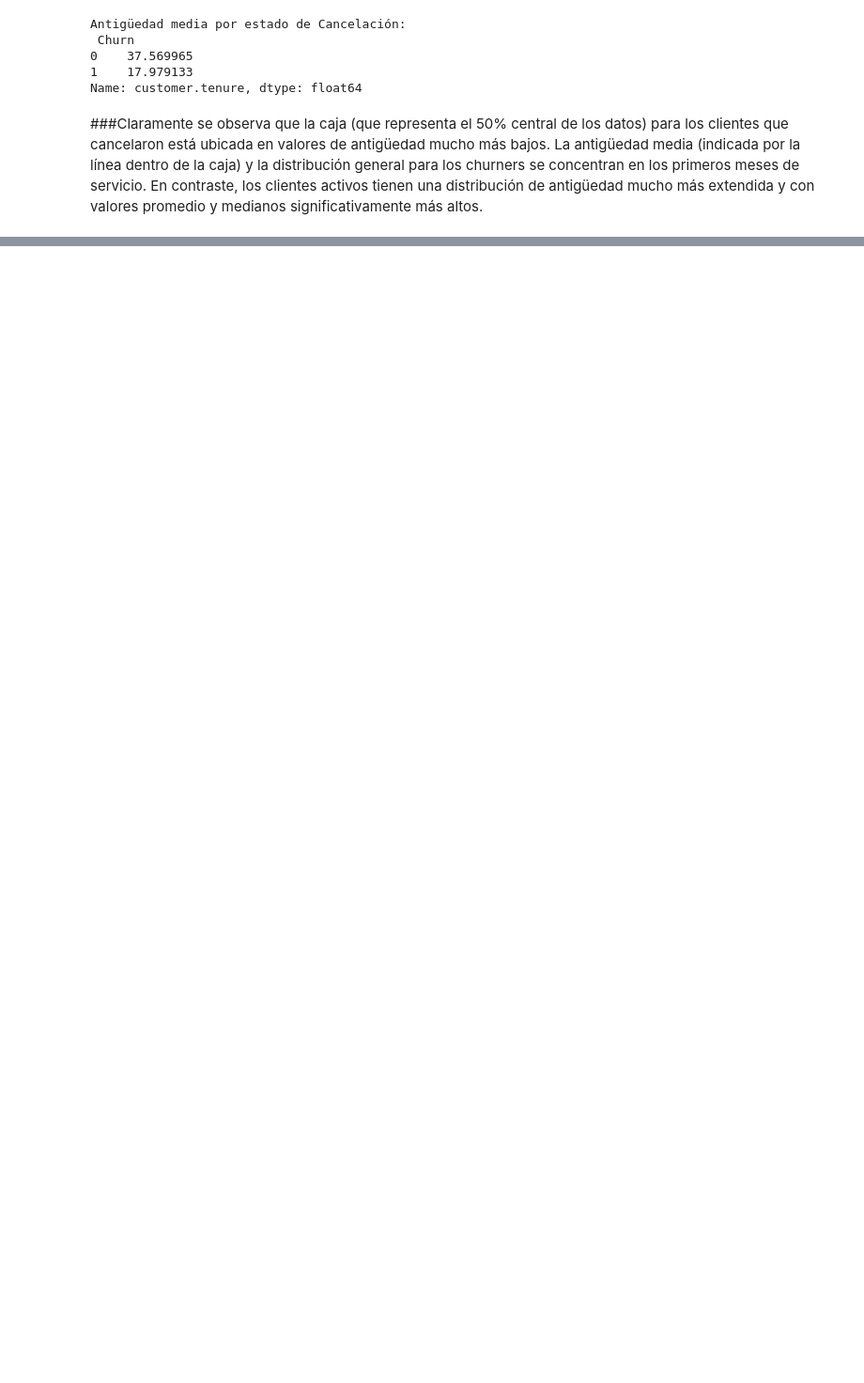
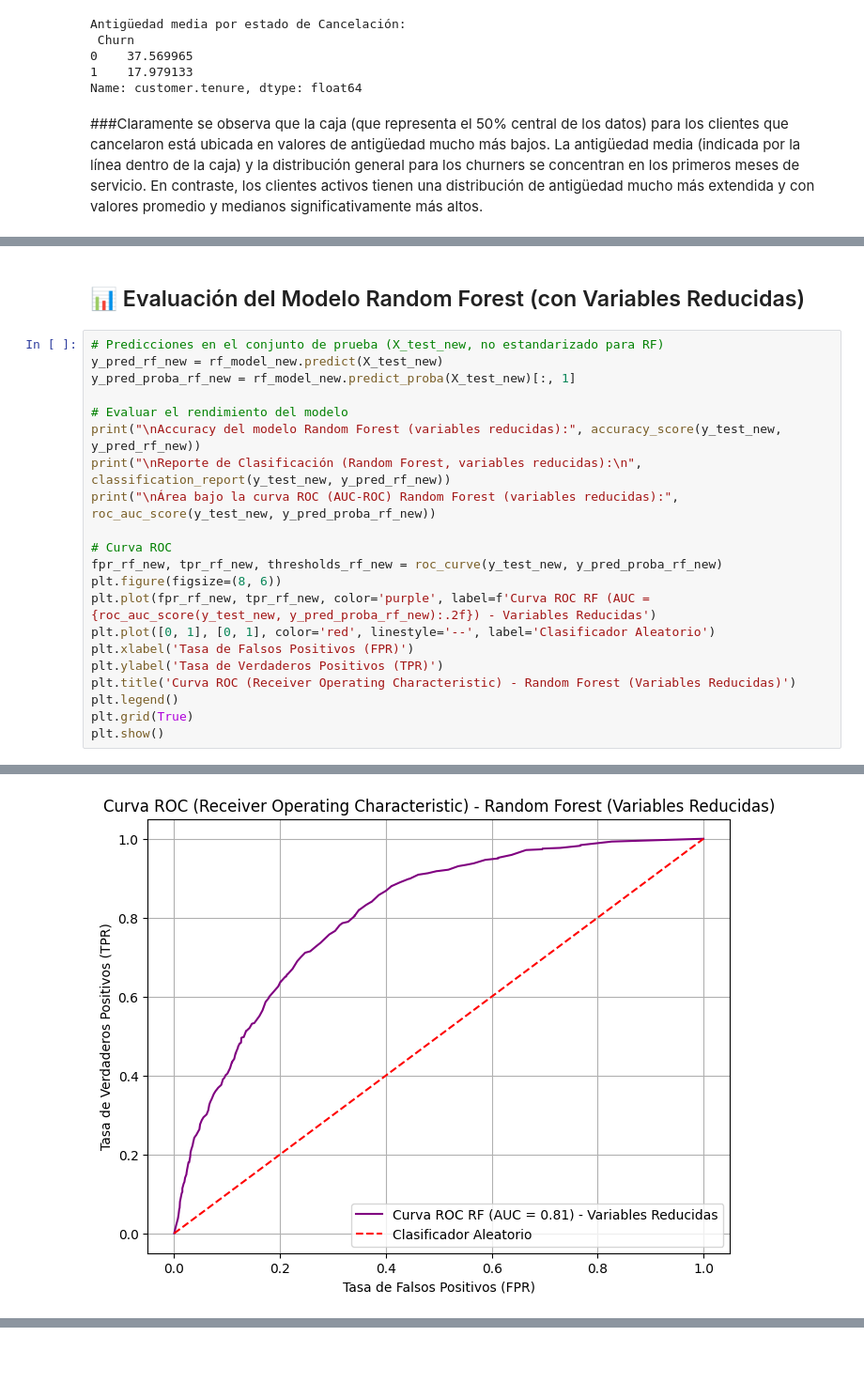
Before and after one commit to Harold-dev-code/TelecomX_Parte2_Tercer-Challenge, a Jupyter notebook: TelecomX_Parte2_Tercer_Challenge.ipynb, the cells around one changed output, grey strips where cells are left out. Shown at 94% size. Saved outputs shown, nothing was run; the diff lists cells and outputs as text; blank space fills up the shorter version.

```diff
--- a/TelecomX_Parte2_Tercer_Challenge.ipynb
+++ b/TelecomX_Parte2_Tercer_Challenge.ipynb
@@ -720,0 +935,24 @@ Name: account.Charges.Total, dtype: float64
+# %% [markdown]
+## 📊 Evaluación del Modelo Random Forest (con Variables Reducidas)
+# %%
+# Predicciones en el conjunto de prueba (X_test_new, no estandarizado para RF)
+y_pred_rf_new = rf_model_new.predict(X_test_new)
+y_pred_proba_rf_new = rf_model_new.predict_proba(X_test_new)[:, 1]
+
+# Evaluar el rendimiento del modelo
+print("\nAccuracy del modelo Random Forest (variables reducidas):", accuracy_score(y_test_new, y_pred_rf_new))
+print("\nReporte de Clasificación (Random Forest, variables reducidas):\n", classification_report(y_test_new, y_pred_rf_new))
+print("\nÁrea bajo la curva ROC (AUC-ROC) Random Forest (variables reducidas):", roc_auc_score(y_test_new, y_pred_proba_rf_new))
+
+# Curva ROC
+fpr_rf_new, tpr_rf_new, thresholds_rf_new = roc_curve(y_test_new, y_pred_proba_rf_new)
+plt.figure(figsize=(8, 6))
+plt.plot(fpr_rf_new, tpr_rf_new, color='purple', label=f'Curva ROC RF (AUC = {roc_auc_score(y_test_new, y_pred_proba_rf_new):.2f}) - Variables Reducidas')
+plt.plot([0, 1], [0, 1], color='red', linestyle='--', label='Clasificador Aleatorio')
+plt.xlabel('Tasa de Falsos Positivos (FPR)')
+plt.ylabel('Tasa de Verdaderos Positivos (TPR)')
+plt.title('Curva ROC (Receiver Operating Characteristic) - Random Forest (Variables Reducidas)')
+plt.legend()
+plt.grid(True)
+plt.show()
+# %% [output]
@@ -720,0 +973 @@ Name: account.Charges.Total, dtype: float64
+[figure, added]
```
Also changed, not shown: parts of 49 cells of this notebook.
